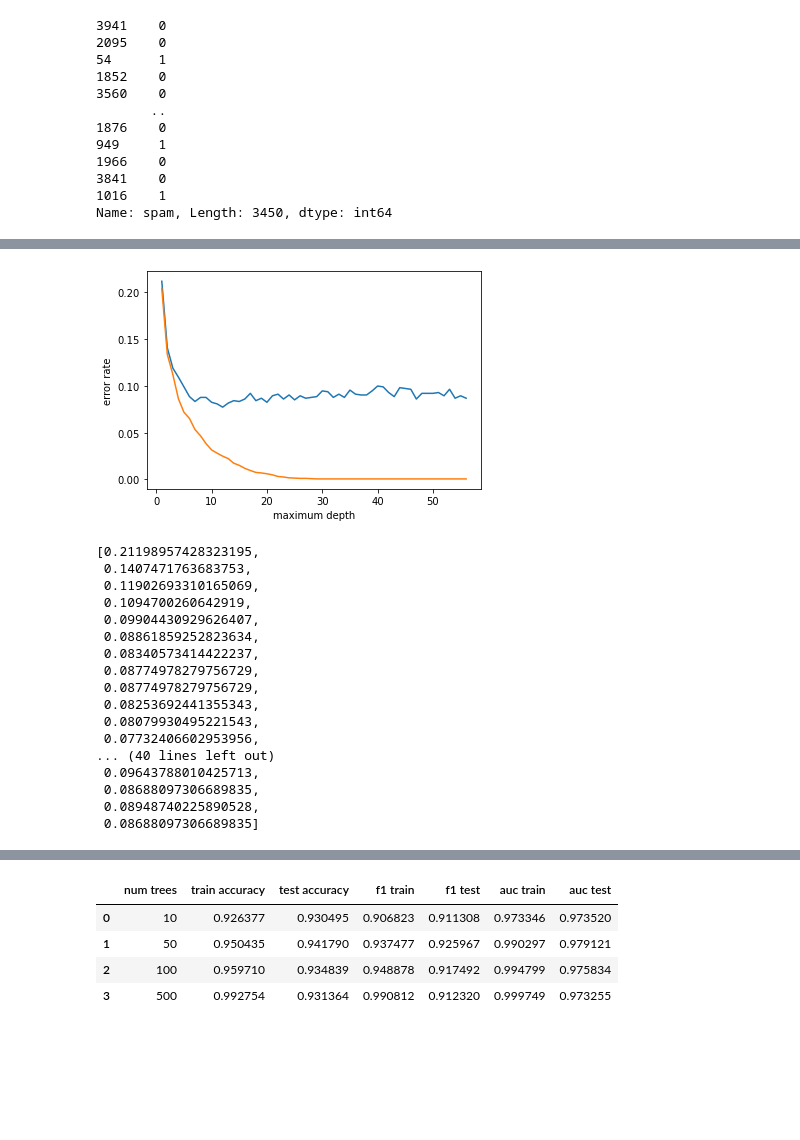
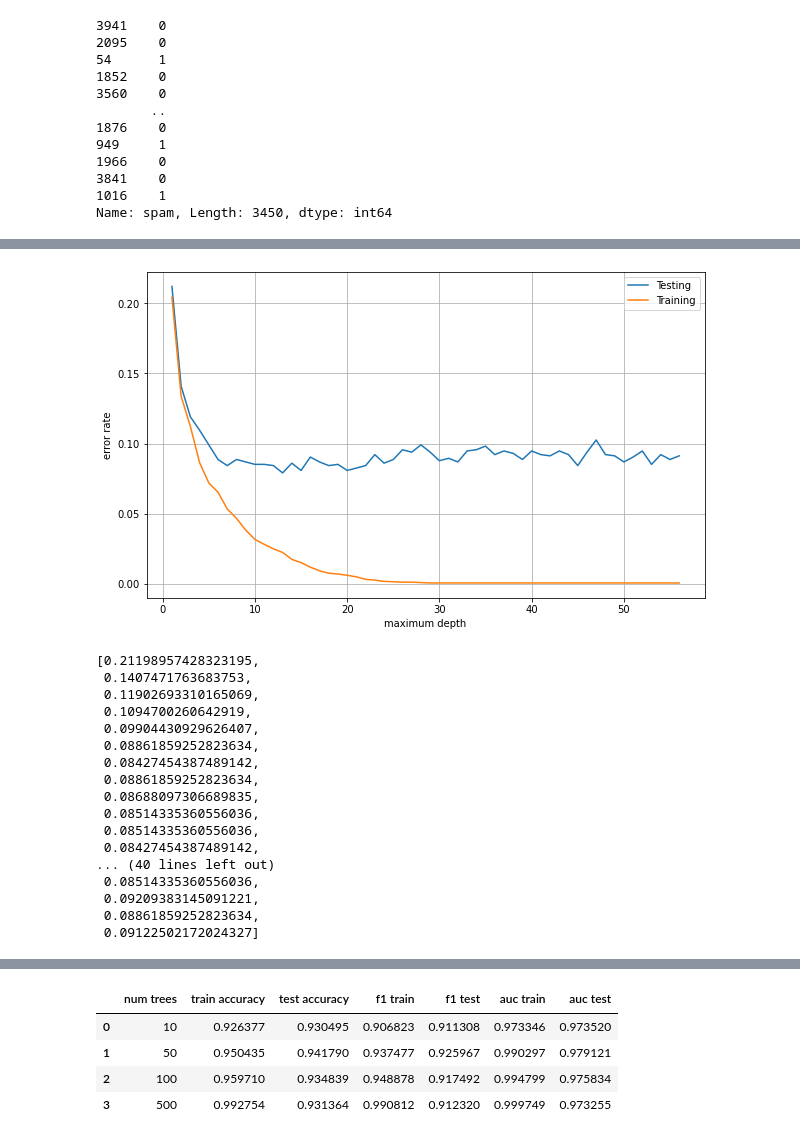
Before and after one commit to mschroeder11/machine-learning, a Jupyter notebook: hw4.ipynb, the cells around one changed output, grey strips where cells are left out. Cells and saved outputs as stored; diff of their text form; code cells hidden in the pictures; blank space fills up the shorter version.

```diff
--- a/hw4.ipynb
+++ b/hw4.ipynb
@@ -124,48 +124,51 @@ run_model(x_train, x_test, y_train, y_test, model)
 # %%
 import matplotlib.pyplot as plt
 #1c max depth
 
 depth_col = []
 train_errs = []
 test_errs = []
 for k in range(1, 57, 1):
     result = DecisionTreeClassifier(max_depth = k)
     result.fit(x_train, y_train)
     y_train_predicted = result.predict(x_train)
     y_test_predicted = result.predict(x_test)
     acc_train = result.score(x_train, y_train)
     err_train = 1-acc_train
     acc_test = result.score(x_test, y_test)
     err_test = 1-acc_test
     depth_col.append(k)
     train_errs.append(err_train)
     test_errs.append(err_test)
 
-plt.plot(depth_col, test_errs)
-plt.plot(depth_col, train_errs)
+plt.figure(figsize = (10,6))
+plt.grid(True)
+plt.plot(depth_col, test_errs, label='Testing')
+plt.plot(depth_col, train_errs, label='Training')
+plt.legend(loc="upper right")
 plt.xlabel('maximum depth')
 plt.ylabel('error rate')
 plt.show()
 test_errs
 # %% [output]
-[figure, old version]
+[figure, new version]
 [0.21198957428323195,
  0.1407471763683753,
  0.11902693310165069,
  0.1094700260642919,
  0.09904430929626407,
  0.08861859252823634,
- 0.08340573414422237,
- 0.08774978279756729,
- 0.08774978279756729,
- 0.08253692441355343,
- 0.08079930495221543,
- 0.07732406602953956,
+ 0.08427454387489142,
+ 0.08861859252823634,
+ 0.08688097306689835,
+ 0.08514335360556036,
+ 0.08514335360556036,
+ 0.08427454387489142,
 ... (40 lines left out)
- 0.09643788010425713,
- 0.08688097306689835,
- 0.08948740225890528,
- 0.08688097306689835]
+ 0.08514335360556036,
+ 0.09209383145091221,
+ 0.08861859252823634,
+ 0.09122502172024327]
 # %%
 from sklearn.ensemble import RandomForestClassifier
 #2a random forest
```
Also changed, not shown: parts of 4 cells of this notebook, 1 other file.
